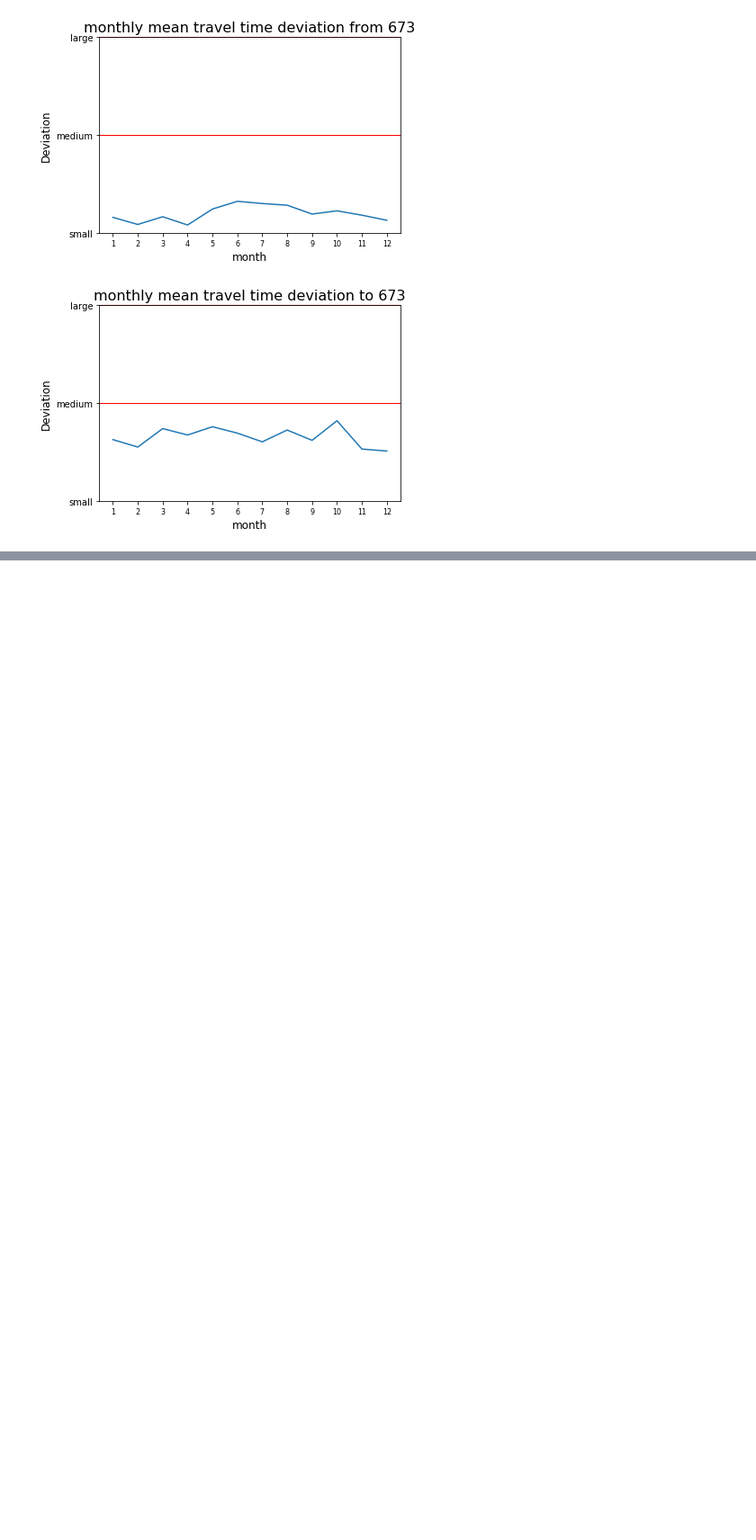
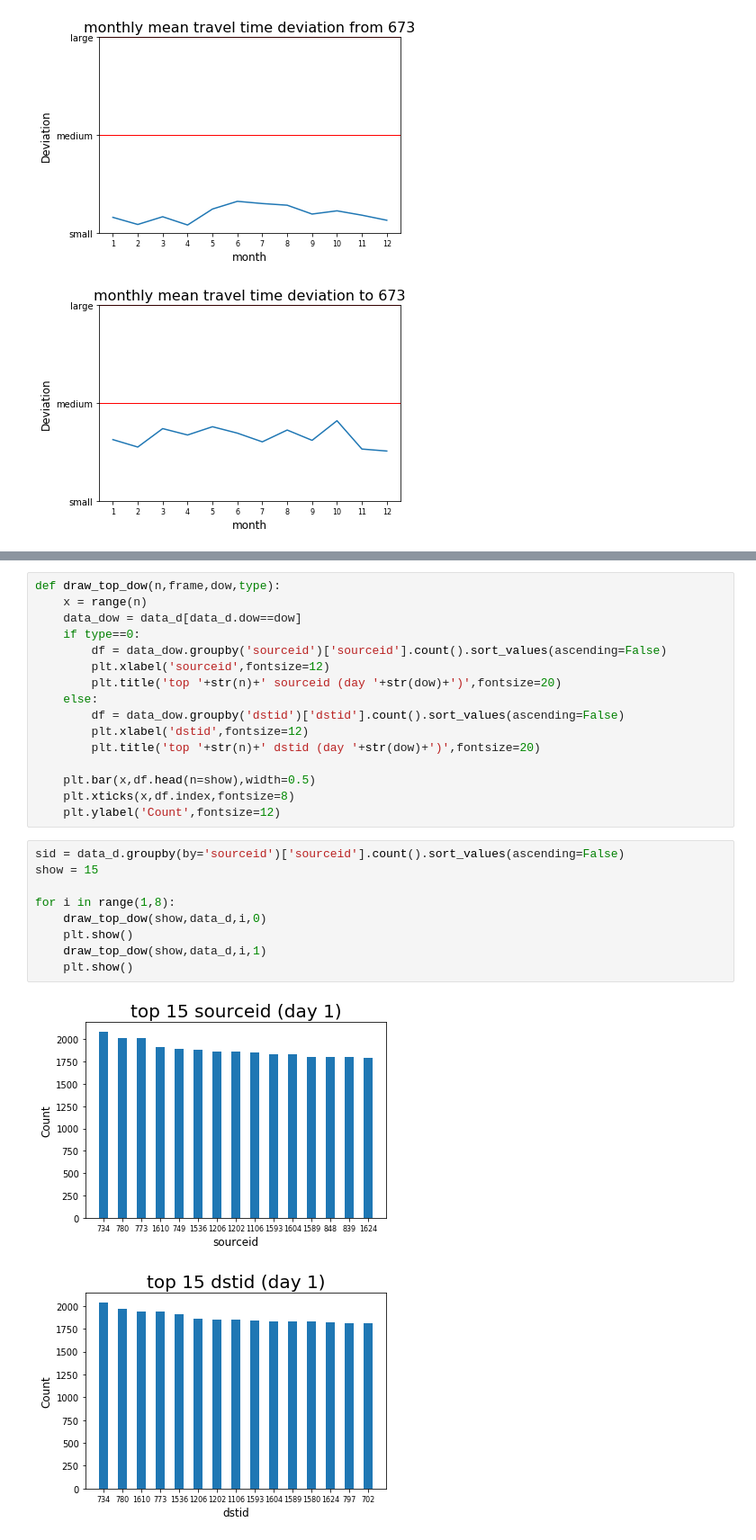
Before and after one commit to bananannn/ECE-143-Group-2, a Jupyter notebook: Project.ipynb, the cells around one changed output, grey strips where cells are left out. Shown at 90% size. Cells and saved outputs as stored; diff of their text form; blank space fills up the shorter version.

```diff
--- a/Project.ipynb
+++ b/Project.ipynb
@@ -292,0 +341,28 @@ plot_time_std(index,1)
+# %%
+def draw_top_dow(n,frame,dow,type):
+    x = range(n)
+    data_dow = data_d[data_d.dow==dow]
+    if type==0:
+        df = data_dow.groupby('sourceid')['sourceid'].count().sort_values(ascending=False)
+        plt.xlabel('sourceid',fontsize=12)
+        plt.title('top '+str(n)+' sourceid (day '+str(dow)+')',fontsize=20)
+    else:
+        df = data_dow.groupby('dstid')['dstid'].count().sort_values(ascending=False)
+        plt.xlabel('dstid',fontsize=12)
+        plt.title('top '+str(n)+' dstid (day '+str(dow)+')',fontsize=20)
+
+    plt.bar(x,df.head(n=show),width=0.5)
+    plt.xticks(x,df.index,fontsize=8)
+    plt.ylabel('Count',fontsize=12)
+# %%
+sid = data_d.groupby(by='sourceid')['sourceid'].count().sort_values(ascending=False)
+show = 15
+
+for i in range(1,8):
+    draw_top_dow(show,data_d,i,0)
+    plt.show()
+    draw_top_dow(show,data_d,i,1)
+    plt.show()
+# %% [output]
+[figure, added]
+[figure, added]
```
Also changed, not shown: parts of 7 cells of this notebook.
